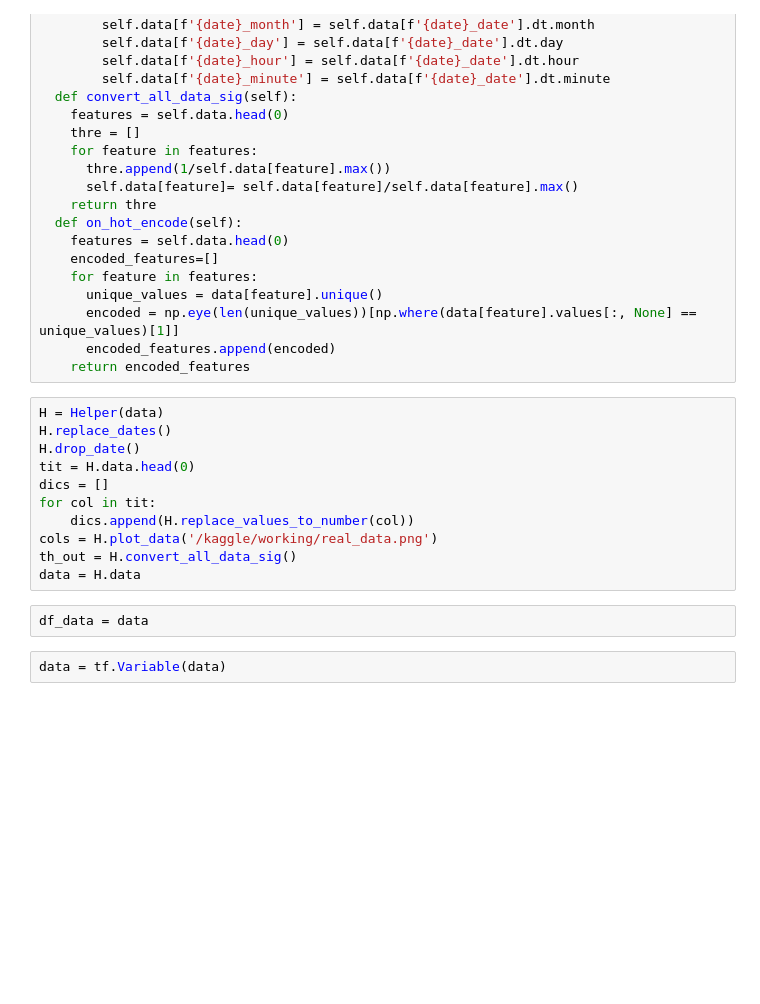
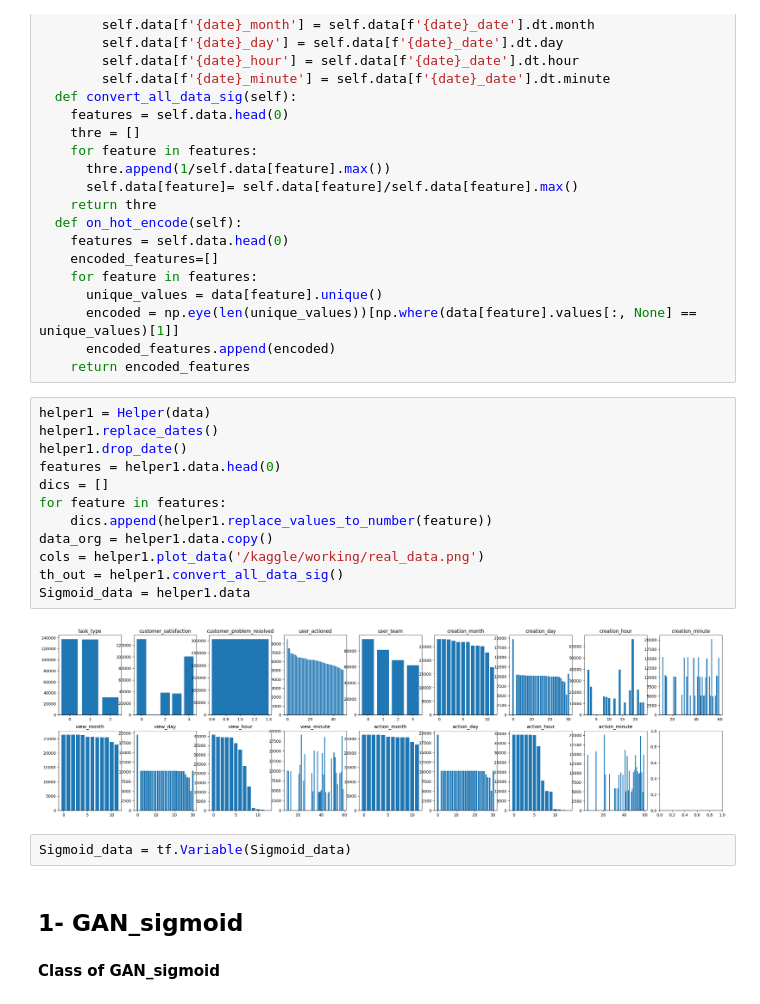
Before and after one commit to ahmedhassan187/Tabular_Synthesizer, a Jupyter notebook: tickets-gans.ipynb, the cells around one changed output. Drawn from its saved outputs; the diff is of its cells as text; blank space fills up the shorter version.

```diff
--- a/tickets-gans.ipynb
+++ b/tickets-gans.ipynb
@@ -90,20 +165,27 @@ class Helper():
       encoded_features.append(encoded)
     return encoded_features
 # %%
-H = Helper(data)
-H.replace_dates()
-H.drop_date()
-tit = H.data.head(0)
+helper1 = Helper(data)
+helper1.replace_dates()
+helper1.drop_date()
+features = helper1.data.head(0)
 dics = []
-for col in tit:
-    dics.append(H.replace_values_to_number(col))
-cols = H.plot_data('/kaggle/working/real_data.png')
-th_out = H.convert_all_data_sig()
-data = H.data
+for feature in features:
+    dics.append(helper1.replace_values_to_number(feature))
+data_org = helper1.data.copy()
+cols = helper1.plot_data('/kaggle/working/real_data.png')
+th_out = helper1.convert_all_data_sig()
+Sigmoid_data = helper1.data
+# %% [output]
+[figure, added]
-# %%
-df_data = data
 # %%
-data = tf.Variable(data)
+Sigmoid_data = tf.Variable(Sigmoid_data)
+# %% [markdown]
+<a name='2'></a>
+## 1- GAN_sigmoid
+# %% [markdown]
+<a name='2-1'></a>
+**Class of GAN_sigmoid**
 # %%
 class GANS_Sigmoid():
   def __init__(self,data,noise_size,num_epochs,batch_size):
```
Also changed, not shown: parts of 48 cells of this notebook.
